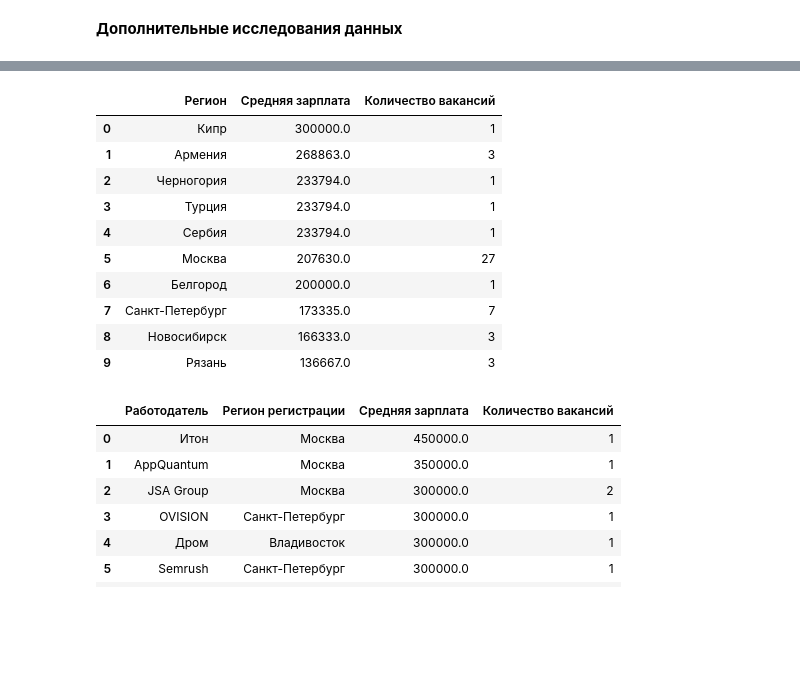
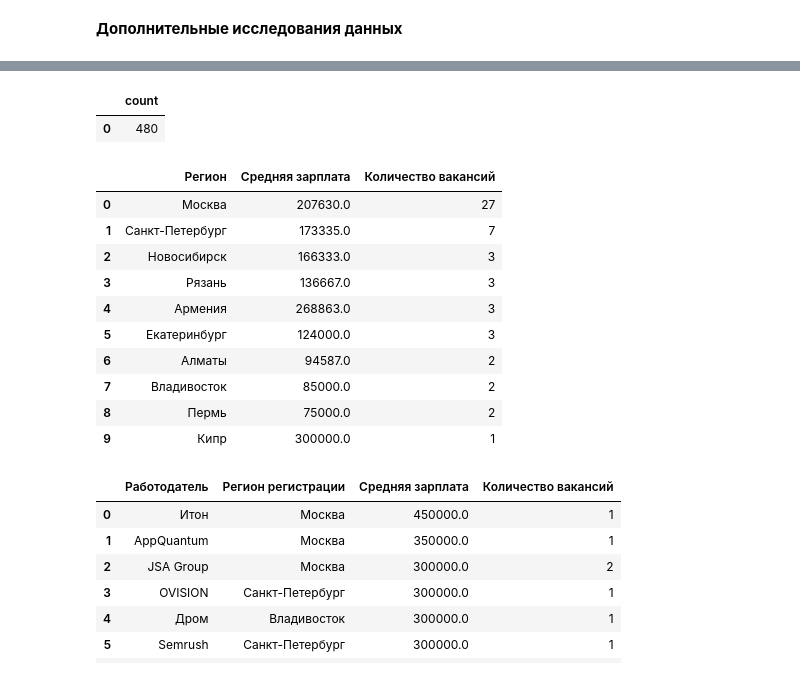
Before and after one commit to Yul-Art/SF-DST, a Jupyter notebook: PROJECT-2. Анализ вакансий из HeadHunter/Project_2_Анализ_вакансий_HH.ipynb, the cells around one changed output, grey strips where cells are left out. Cells and saved outputs as stored; diff of their text form; code cells hidden in the pictures; blank space fills up the shorter version.

```diff
--- a/PROJECT-2. Анализ вакансий из HeadHunter/Project_2_Анализ_вакансий_HH.ipynb
+++ b/PROJECT-2. Анализ вакансий из HeadHunter/Project_2_Анализ_вакансий_HH.ipynb
@@ -669,40 +668,57 @@ fig.write_html("plotly/img7-1.html")
 fig.show()
 # %% [markdown]
 ![](//plotly/images/img7-1)
+# %%
+# количество вакансий для DS
+# текст запроса
+query_7_2 = f'''SELECT COUNT(id)
+    FROM vacancies
+    WHERE (name ILIKE '%%data scientist%%'
+      OR name ILIKE '%%data science%%'
+      OR name ILIKE '%%исследователь данных%%'
+      OR (name LIKE '%%ML%%' AND name NOT ILIKE '%%HTML%%')
+      OR name ILIKE '%%machine learning%%'
+      OR name ILIKE '%%машинн%%обучен%%')
+        '''
+# результат запроса
+pd.read_sql_query(query_7_2, connection)
+# %% [output]
+|  | count |
+| 0 | 480 |
 # %%
-# Топ-10 регионов с высокой средней зарплатой для вакансий DS
+# Топ-10 регионов по количеству вакансий для DS
 # текст запроса:
-query_7_2 = f'''SELECT a.name "Регион",
+query_7_3 = f'''SELECT a.name "Регион",
             ROUND(AVG(coalesce((salary_to + salary_from)/2, salary_to, salary_from))) "Средняя зарплата",
             COUNT('v.id') "Количество вакансий"
             FROM vacancies v
             JOIN areas a ON v.area_id = a.id
             WHERE (v.name ILIKE '%%data scientist%%'
             OR v.name ILIKE '%%data science%%'
             OR v.name ILIKE '%%исследователь данных%%'
             OR (v.name LIKE '%%ML%%' AND v.name NOT ILIKE '%%HTML%%')
             OR v.name ILIKE '%%machine learning%%'
             OR v.name ILIKE '%%машинн%%обучен%%')
             AND (salary_from IS NOT NULL OR salary_to IS NOT NULL)
             GROUP BY 1
-            ORDER BY 2 DESC
+            ORDER BY 3 DESC
             LIMIT 10
             '''
 
 # результат запроса
-pd.read_sql_query(query_7_2, connection)
+pd.read_sql_query(query_7_3, connection)
 # %% [output]
 |  | Регион | Средняя зарплата | Количество вакансий |
-| 0 | Кипр | 300000.0 | 1 |
-| 1 | Армения | 268863.0 | 3 |
-| 2 | Черногория | 233794.0 | 1 |
-| 3 | Турция | 233794.0 | 1 |
-| 4 | Сербия | 233794.0 | 1 |
-| 5 | Москва | 207630.0 | 27 |
-| 6 | Белгород | 200000.0 | 1 |
-| 7 | Санкт-Петербург | 173335.0 | 7 |
-| 8 | Новосибирск | 166333.0 | 3 |
-| 9 | Рязань | 136667.0 | 3 |
+| 0 | Москва | 207630.0 | 27 |
+| 1 | Санкт-Петербург | 173335.0 | 7 |
+| 2 | Новосибирск | 166333.0 | 3 |
+| 3 | Рязань | 136667.0 | 3 |
+| 4 | Армения | 268863.0 | 3 |
+| 5 | Екатеринбург | 124000.0 | 3 |
+| 6 | Алматы | 94587.0 | 2 |
+| 7 | Владивосток | 85000.0 | 2 |
+| 8 | Пермь | 75000.0 | 2 |
+| 9 | Кипр | 300000.0 | 1 |
 # %%
 # Топ-10 работодателей с высокой средней зарплатой для вакансий DS
 # текст запроса:
```
Also changed, not shown: parts of 4 cells of this notebook, 7 other files.
